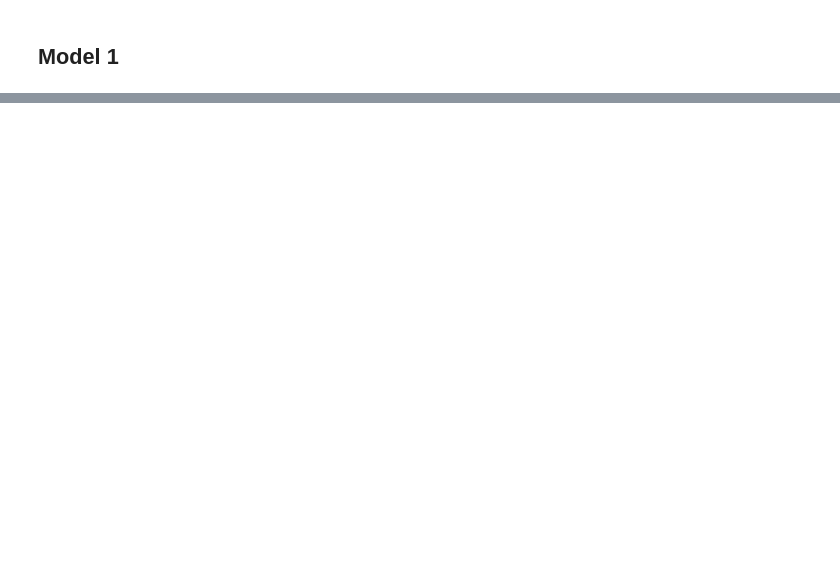
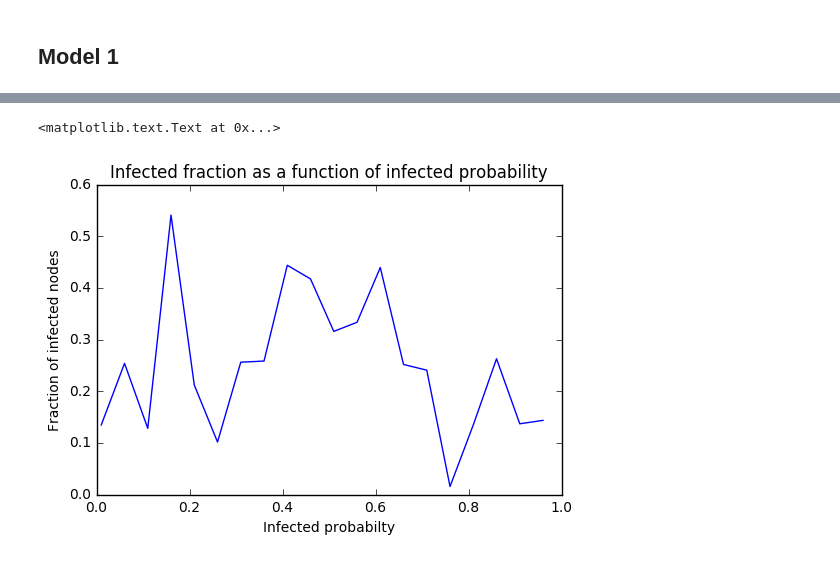
Before and after one commit to tsyrendylykova/multilayerNetwork, a Jupyter notebook: Senior thesis model.ipynb, the cells around one changed output, grey strips where cells are left out. Drawn from its saved outputs; the diff is of its cells as text; code cells hidden in the pictures; blank space fills up the shorter version.

```diff
--- a/Senior thesis model.ipynb
+++ b/Senior thesis model.ipynb
@@ -128,0 +333,7 @@ plt.plot(prob, inf_arr)
+# %%
+prob_model2 = np.arange(0.01, 0.99, 0.05)
+startNode = random.randint(1, nx.number_of_nodes(G))
+inf_arr_model2 = []
+for p in prob_model2:
+    infected_arr = getInfectedFractionModel2(G, 10000, p, startNode)
+    inf_arr_model2.append(len(infected_arr) / nx.number_of_nodes(G))
@@ -128,0 +358,8 @@ plt.plot(prob, inf_arr)
+# %%
+plt.title('Infected fraction as a function of infected probability')
+plt.plot(prob_model2, inf_arr_model2)
+plt.xlabel('Infected probabilty')
+plt.ylabel('Fraction of infected nodes')
+# %% [output]
+<matplotlib.text.Text at 0x...>
+[figure, added]
```
Also changed, not shown: parts of 21 cells of this notebook, 1 other file.
